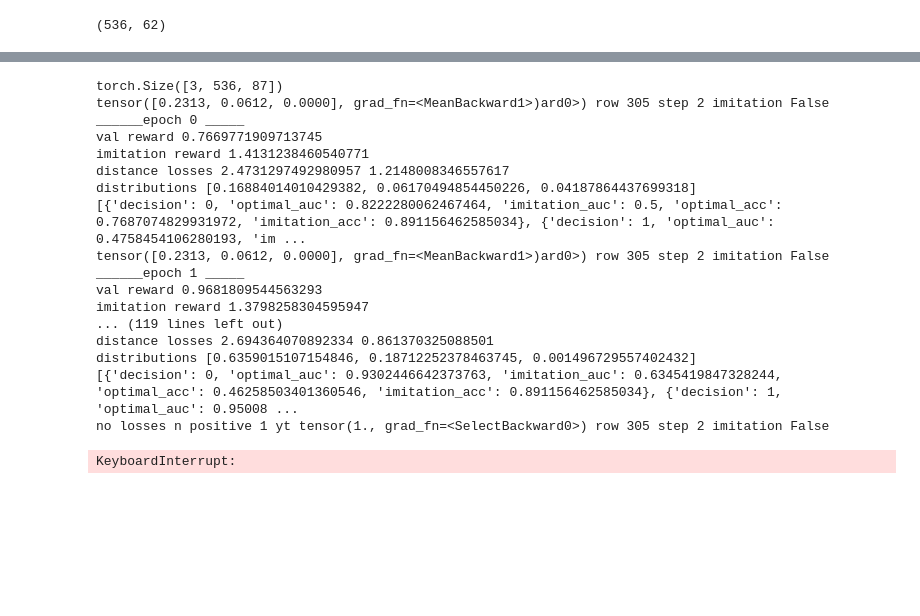
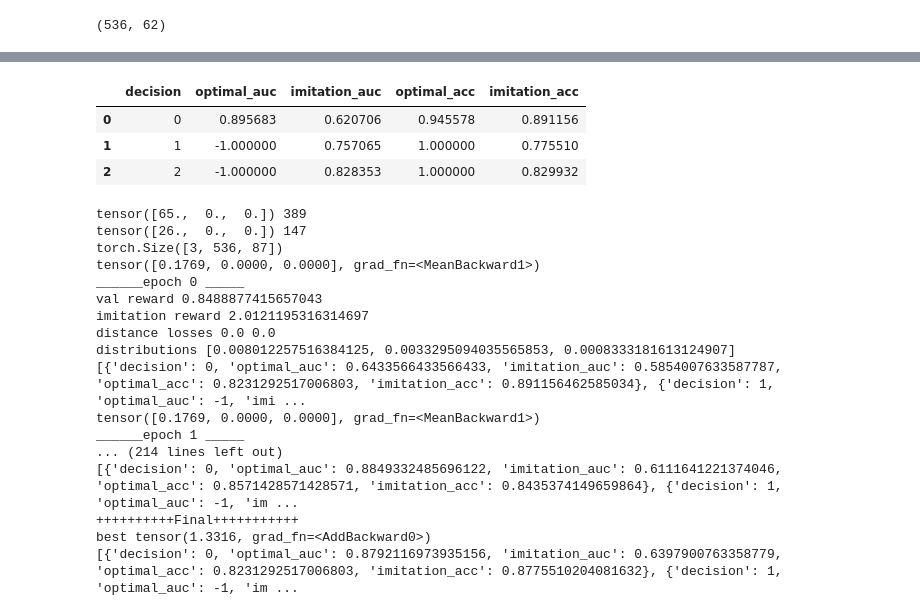
Before and after one commit to uic-evl/DigitalTwinVis, a Jupyter notebook: python/Preprocessing.ipynb, the cells around one changed output, grey strips where cells are left out. Cells and saved outputs as stored; diff of their text form; code cells hidden in the pictures; blank space fills up the shorter version.

```diff
--- a/python/Preprocessing.ipynb
+++ b/python/Preprocessing.ipynb
@@ -639,6 +639,13 @@ DecisionAttentionModel(
 # %%
 decision_model.set_device('cpu')
 torch.save(decision_model,'../resources/decision_model.pt')
+pd.DataFrame(decision_score).to_csv('../results/policy_model_score.csv')
+pd.DataFrame(decision_score)
+# %% [output]
+|  | decision | optimal_auc | imitation_auc | optimal_acc | imitation_acc |
+| 0 | 0 | 0.895683 | 0.620706 | 0.945578 | 0.891156 |
+| 1 | 1 | -1.000000 | 0.757065 | 1.000000 | 0.775510 |
+| 2 | 2 | -1.000000 | 0.828353 | 1.000000 | 0.829932 |
 # %%
 #1.8424
 decision_model2, decision_score2, decision_loss2, _ = train_decision_model_triplet(
@@ -647,32 +654,31 @@ decision_model2, decision_score2, decision_loss2, _ = train_decision_model_tripl
     imitation_weight=1,
     reward_weight=1,
     patience=10,
-    imitation_triplet_weight=1,
-    reward_triplet_weight =1,
+    imitation_triplet_weight=0,
+    reward_triplet_weight =0,
     verbose=True,
     weights=[0,0,0,0], #realtive weight of survival, feeding tube, aspiration, andl lrc
-    tweights=[0,0,0,1], #weight for OS, LRC, FDM, and event (any + FT or AS at 6m) as time to event in weeks
+    tweights=[1,1,0,0], #weight for OS, LRC, FDM, and event (any + FT or AS at 6m) as time to event in weeks
     use_attention=True,
     **args)
 # %% [output]
+tensor([65.,  0.,  0.]) 389
+tensor([26.,  0.,  0.]) 147
 torch.Size([3, 536, 87])
-tensor([0.2313, 0.0612, 0.0000], grad_fn=<MeanBackward1>)ard0>) row 305 step 2 imitation False
+tensor([0.1769, 0.0000, 0.0000], grad_fn=<MeanBackward1>)
 ______epoch 0 _____
-val reward 0.7669771909713745
-imitation reward 1.4131238460540771
-distance losses 2.4731297492980957 1.2148008346557617
-distributions [0.16884014010429382, 0.06170494854450226, 0.04187864437699318]
-[{'decision': 0, 'optimal_auc': 0.8222280062467464, 'imitation_auc': 0.5, 'optimal_acc': 0.7687074829931972, 'imitation_acc': 0.891156462585034}, {'decision': 1, 'optimal_auc': 0.4758454106280193, 'im ...
-tensor([0.2313, 0.0612, 0.0000], grad_fn=<MeanBackward1>)ard0>) row 305 step 2 imitation False
+val reward 0.8488877415657043
+imitation reward 2.0121195316314697
+distance losses 0.0 0.0
+distributions [0.008012257516384125, 0.0033295094035565853, 0.0008333181613124907]
+[{'decision': 0, 'optimal_auc': 0.6433566433566433, 'imitation_auc': 0.5854007633587787, 'optimal_acc': 0.8231292517006803, 'imitation_acc': 0.891156462585034}, {'decision': 1, 'optimal_auc': -1, 'imi ...
+tensor([0.1769, 0.0000, 0.0000], grad_fn=<MeanBackward1>)
 ______epoch 1 _____
-val reward 0.9681809544563293
-imitation reward 1.3798258304595947
-... (119 lines left out)
-distance losses 2.694364070892334 0.861370325088501
-distributions [0.6359015107154846, 0.18712252378463745, 0.001496729557402432]
-[{'decision': 0, 'optimal_auc': 0.9302446642373763, 'imitation_auc': 0.6345419847328244, 'optimal_acc': 0.46258503401360546, 'imitation_acc': 0.891156462585034}, {'decision': 1, 'optimal_auc': 0.95008 ...
-no losses n positive 1 yt tensor(1., grad_fn=<SelectBackward0>) row 305 step 2 imitation False
+... (214 lines left out)
+[{'decision': 0, 'optimal_auc': 0.8849332485696122, 'imitation_auc': 0.6111641221374046, 'optimal_acc': 0.8571428571428571, 'imitation_acc': 0.8435374149659864}, {'decision': 1, 'optimal_auc': -1, 'im ...
+++++++++++Final+++++++++++
+best tensor(1.3316, grad_fn=<AddBackward0>)
+[{'decision': 0, 'optimal_auc': 0.8792116973935156, 'imitation_auc': 0.6397900763358779, 'optimal_acc': 0.8231292517006803, 'imitation_acc': 0.8775510204081632}, {'decision': 1, 'optimal_auc': -1, 'im ...
-KeyboardInterrupt:
 # %%
 def train_decision_model(
     tmodel1,
```
Also changed, not shown: parts of 3 cells of this notebook, 11 other files.
